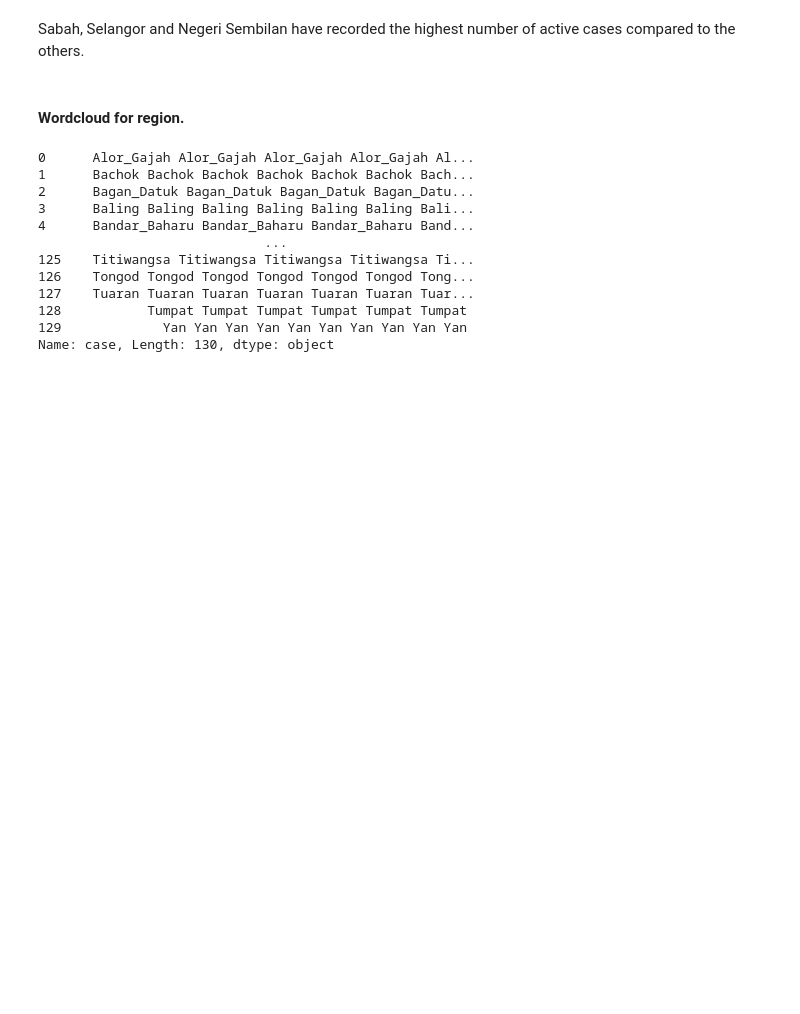
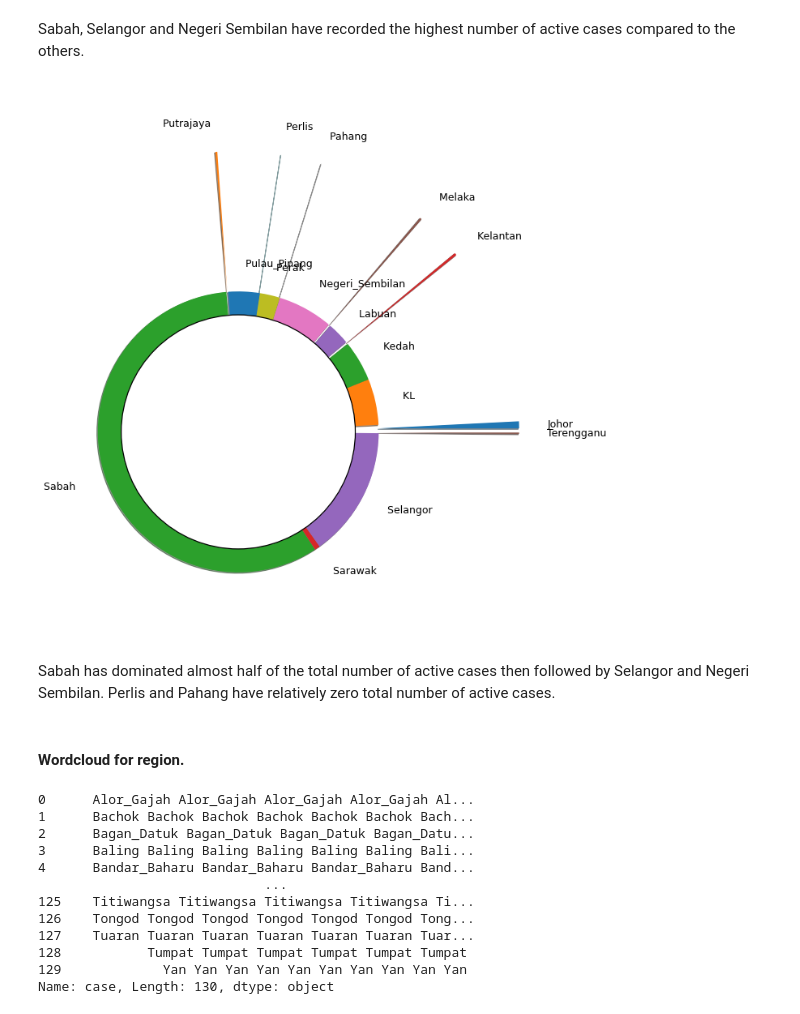
Before and after one commit to LiyanaKharulaman/Data-Science, a Jupyter notebook: Health Analysis/Third-Wave Covid-19/Data Story Telling/Covid-19.ipynb, the cells around one changed output. Saved outputs shown, nothing was run; the diff lists cells and outputs as text; code cells hidden in the pictures; blank space fills up the shorter version.

```diff
--- a/Health Analysis/Third-Wave Covid-19/Data Story Telling/Covid-19.ipynb
+++ b/Health Analysis/Third-Wave Covid-19/Data Story Telling/Covid-19.ipynb
@@ -267,5 +264,34 @@ plt.show()
 # %% [markdown]
 Sabah, Selangor and Negeri Sembilan have recorded the highest number of active cases compared to the others.
+# %%
+import matplotlib.pyplot as plt
+
+# The slices will be ordered and plotted counter-clockwise.
+labels = df_stateyear["State"]
+sizes = df_stateyear["Active Cases"]
+#colors = Pastel1_7.hex_colors
+explode = (3.0, 0, 0, 3.0, 0, 3.0, 0, 3.0, 0, 3.00, 0, 3.0, 0, 0, 0, 3.0)  # explode a slice if required
+
+figure = plt.pie(sizes, labels=labels, explode = explode, textprops={'fontsize': 12.5},
+        shadow=True, radius = 3, labeldistance = 1.2, pctdistance = 0.75)
+
+
+#draw a circle at the center of pie to make it look like a donut
+centre_circle = plt.Circle((0,0),2.5,color='black', fc='white',linewidth=1.25)
+fig = plt.gcf()
+fig.gca().add_artist(centre_circle)
+fig.set_size_inches(10,10)
+
+
+
+# Set aspect ratio to be equal so that pie is drawn as a circle.
+plt.axis('equal')
+plt.tight_layout()
+plt.show()
+# %% [output]
+[figure, added]
+# %% [markdown]
+Sabah has dominated almost half of the total number of active cases then followed by Selangor and Negeri Sembilan. Perlis and Pahang have relatively zero total number of active cases.
 # %% [markdown]
 #### Wordcloud for region.
 # %%
```
Also changed, not shown: parts of 3 cells of this notebook.
